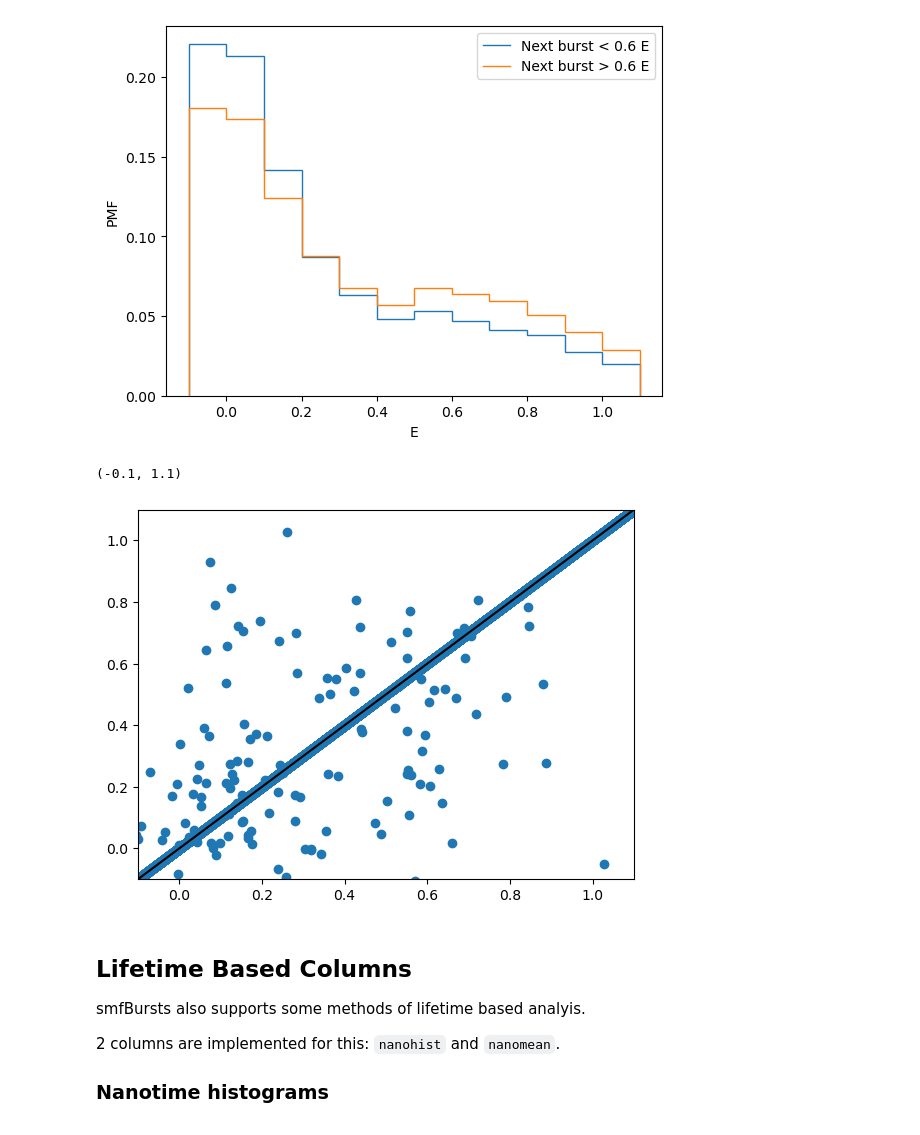
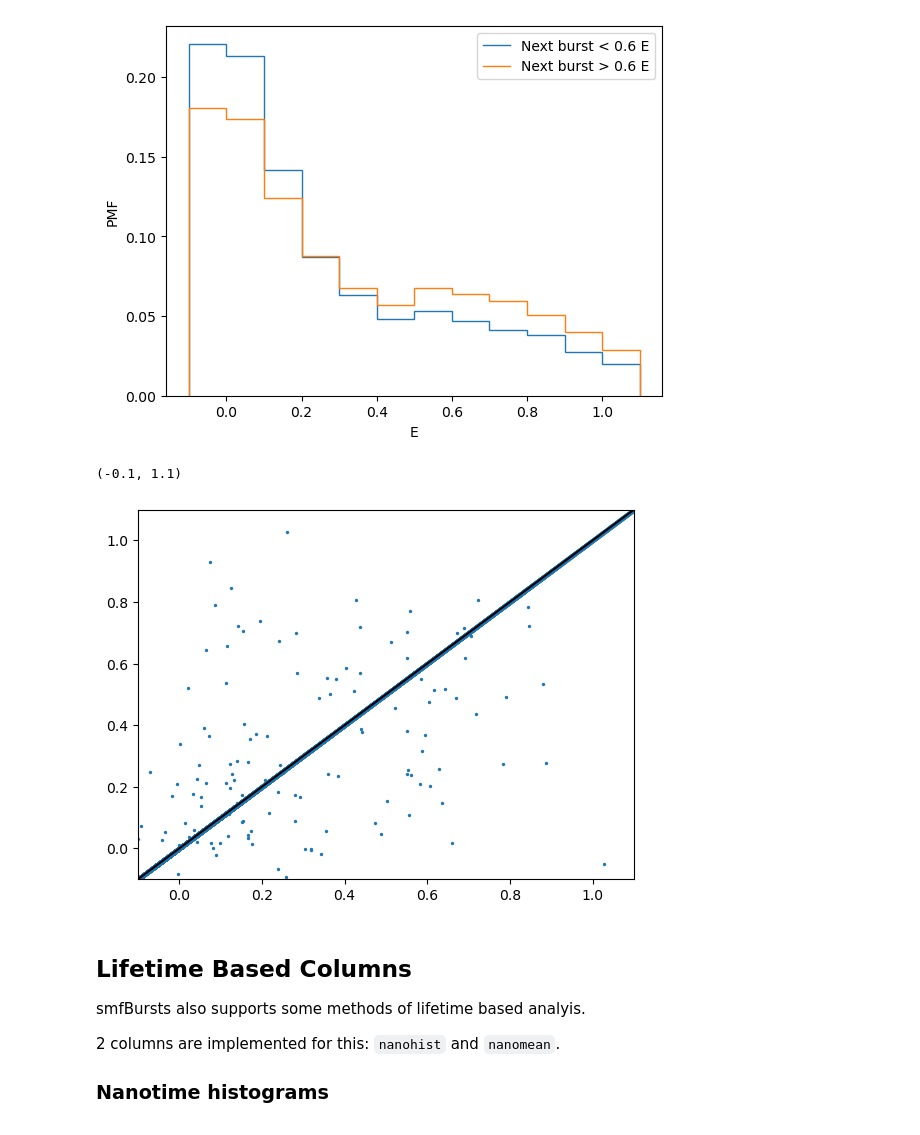
Before and after one commit to OpenSMFS/smfBursts, a Jupyter notebook: docs/source/notebooks/BurstsTutorial.ipynb, the cells around one changed output. Saved outputs shown, nothing was run; the diff lists cells and outputs as text; code cells hidden in the pictures.

```diff
--- a/docs/source/notebooks/BurstsTutorial.ipynb
+++ b/docs/source/notebooks/BurstsTutorial.ipynb
@@ -68,7 +73,7 @@ import smfbursts as smf
 The first step in data analysis is to load the data.
 In this example, we'll load it from a photonHDF5 file
 # %%
-raw = smf.photonHDF5.load('data/HP3_TE300_SPC630.hdf5')
+raw = smf.hdf5.load('data/HP3_TE300_SPC630.hdf5')
 # %% [markdown]
 If the HDF5 file has been correctly constructed, you should not need to modify any of the parameters.
 However, it is possible that either things were misassigned during construction, or additional data should be added.
@@ -96,5 +101,5 @@ use the `smf.photonHDF5.normalize()` function to create a `PhotonData` object.
 # %%
-data = smf.photonHDF5.regularize_dets(raw)
+data = smf.hdf5.regularize_dets(raw)
 # %% [markdown]
 > **Note**
 >
@@ -1189,14 +1192,14 @@ ax.legend()
 [figure]
 # %%
 plt.scatter(data.get_column(Ec.regate(gate_le_sepf)),
-            data.get_column(Ec.regate(gate_le_sepr)))
+            data.get_column(Ec.regate(gate_le_sepr)), s=2.0)
 
 plt.plot([-0.1, 1.1], [-0.1, 1.1], c='k')
 plt.xlim([-0.1, 1.1])
 plt.ylim([-0.1, 1.1])
 # %% [output]
 (-0.1, 1.1)
-[figure, old version]
+[figure, new version]
 # %% [markdown]
 ## Lifetime Based Columns
 
```
Also changed, not shown: parts of 27 cells of this notebook, 32 other files.
